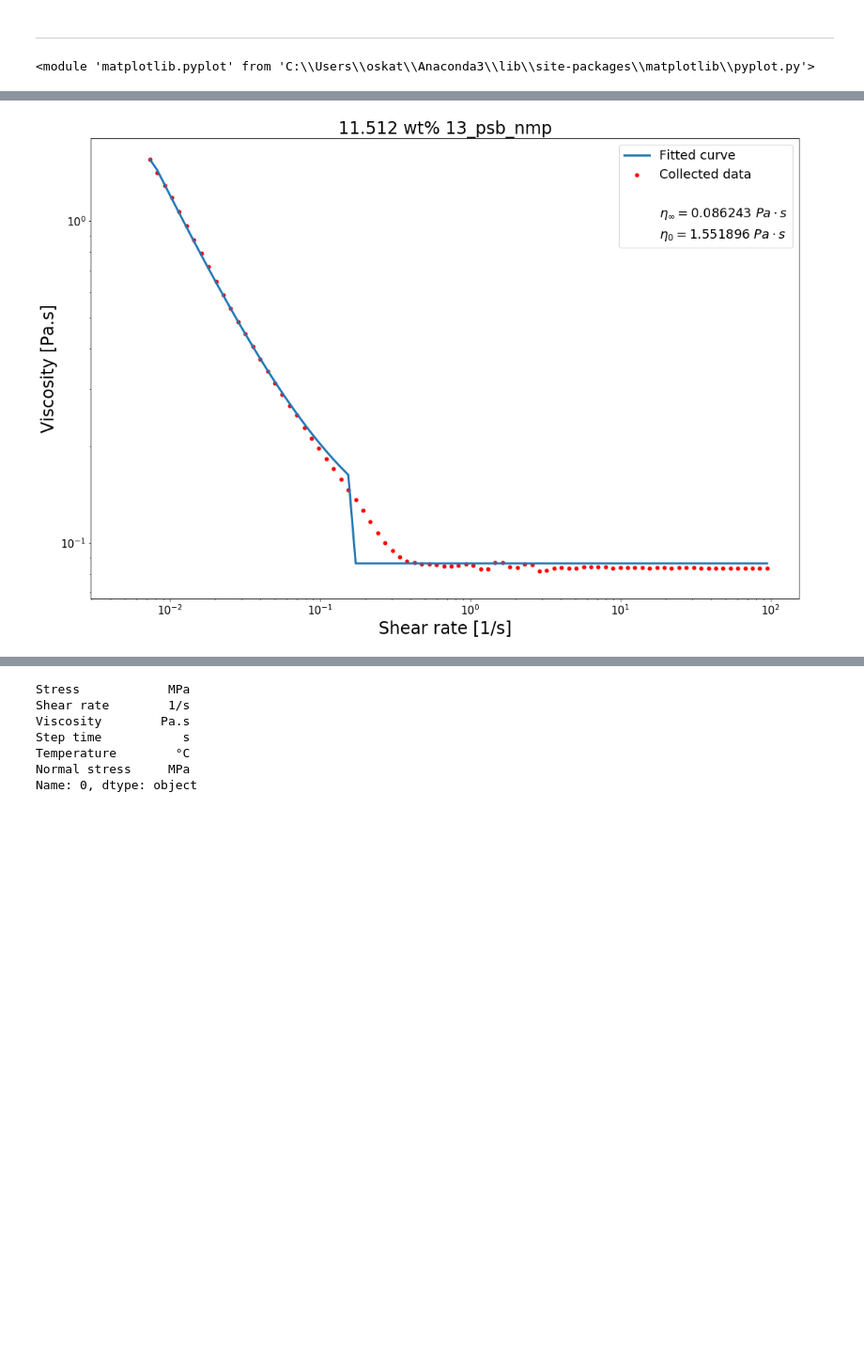
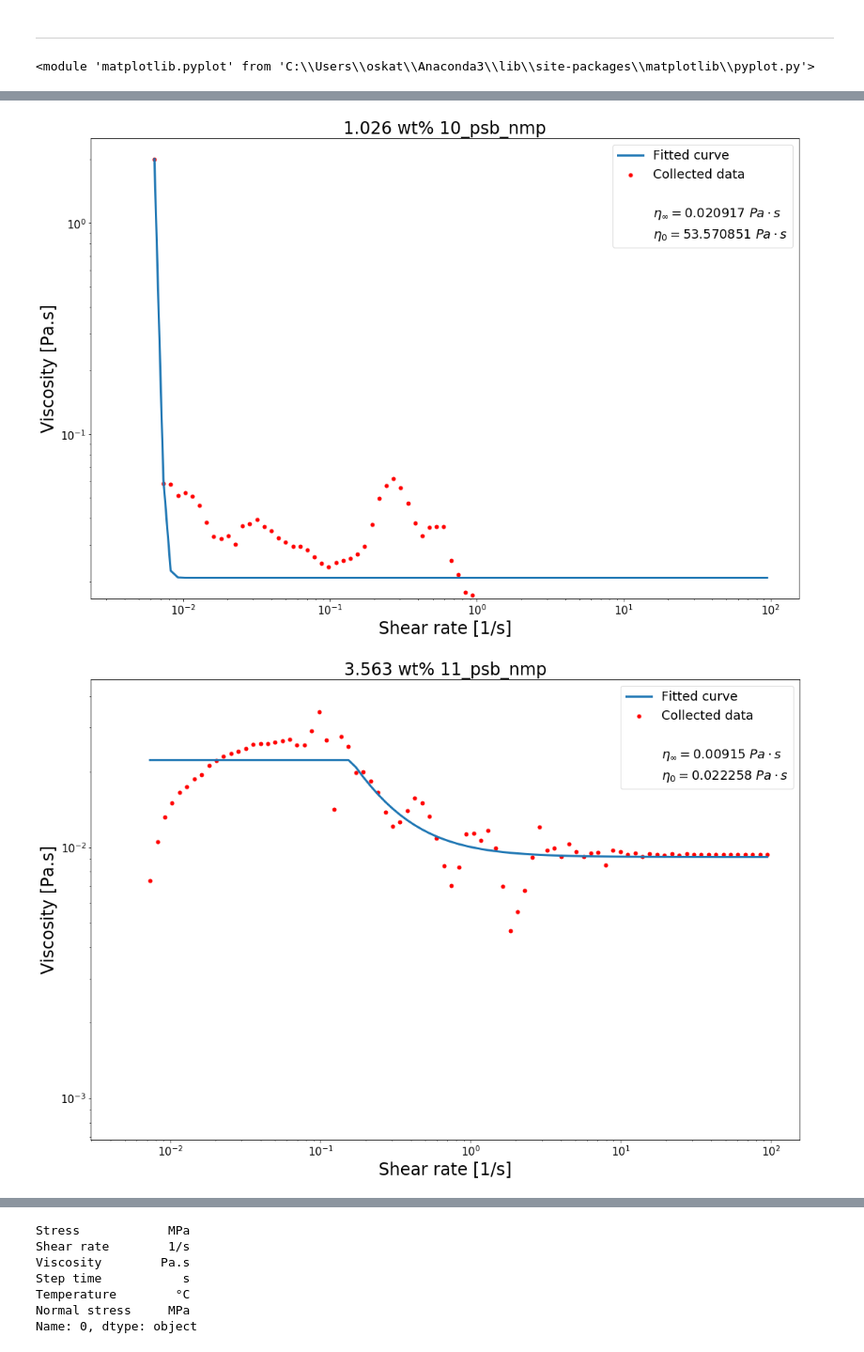
Before and after one commit to KiraSensei13/MNT_ITESM_Thesis, a Jupyter notebook: Viscosity/TRIOSplots.ipynb, the cells around one changed output, grey strips where cells are left out. Shown at 94% size. Saved outputs shown, nothing was run; the diff lists cells and outputs as text; code cells hidden in the pictures; blank space fills up the shorter version.

```diff
--- a/Viscosity/TRIOSplots.ipynb
+++ b/Viscosity/TRIOSplots.ipynb
@@ -440,10 +459,10 @@ Name: 0, dtype: object
 # %% [markdown]
 ---
 # %%
-#fit_GNF_("./csv/oskt 10_psb_nmp.csv", "1.026 wt% 10_psb_nmp", 1)
-#fit_GNF_("./csv/oskt 11_psb_nmp.csv", "3.563 wt% 11_psb_nmp", 1)
-#fit_GNF_("./csv/oskt 12_psb_nmp.csv", "7.741 wt% 12_psb_nmp", 100)
+fit_GNF_("./csv/oskt 10_psb_nmp.csv", "1.026 wt% 10_psb_nmp", 1)
+fit_GNF_("./csv/oskt 11_psb_nmp.csv", "3.563 wt% 11_psb_nmp", 1)
+fit_GNF_("./csv/oskt 12_psb_nmp.csv", "7.741 wt% 12_psb_nmp", 100)
 fit_GNF_("./csv/oskt 13_psb_nmp.csv", "11.512 wt% 13_psb_nmp", 990)
-#fit_GNF_("./csv/oskt 14_psb_nmp.csv", "14.950 wt% 14_psb_nmp", 1500)
+fit_GNF_("./csv/oskt 14_psb_nmp.csv", "14.950 wt% 14_psb_nmp", 1500)
 # %% [output]
 <module 'matplotlib.pyplot' from 'C:\\Users\\oskat\\Anaconda3\\lib\\site-packages\\matplotlib\\pyplot.py'>
@@ -450 +473,2 @@ fit_GNF_("./csv/oskt 13_psb_nmp.csv", "11.512 wt% 13_psb_nmp", 990)
-[figure, old version]
+[figure, new version]
+[figure, added]
```
Also changed, not shown: parts of 4 cells of this notebook, 2 other files.
